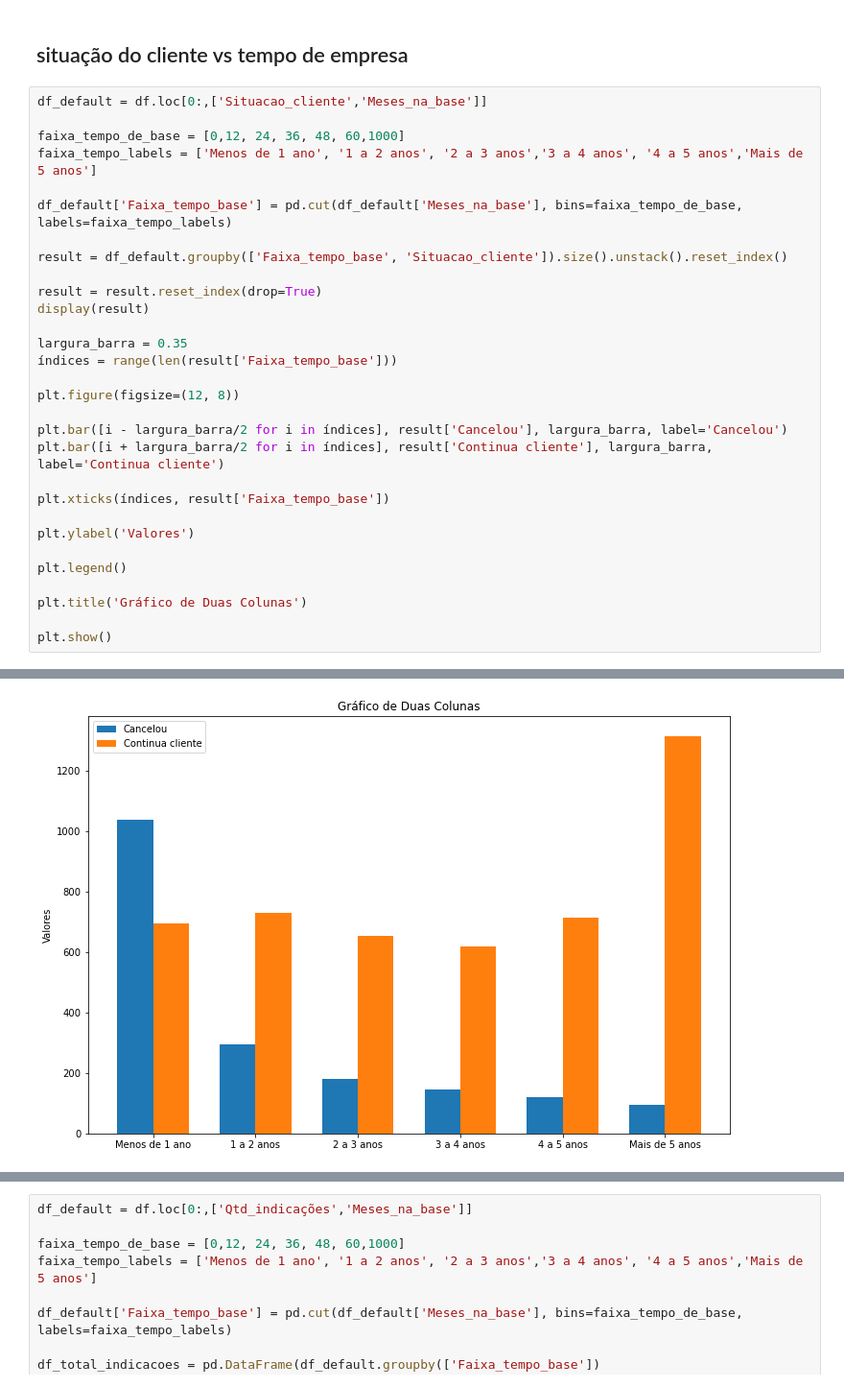
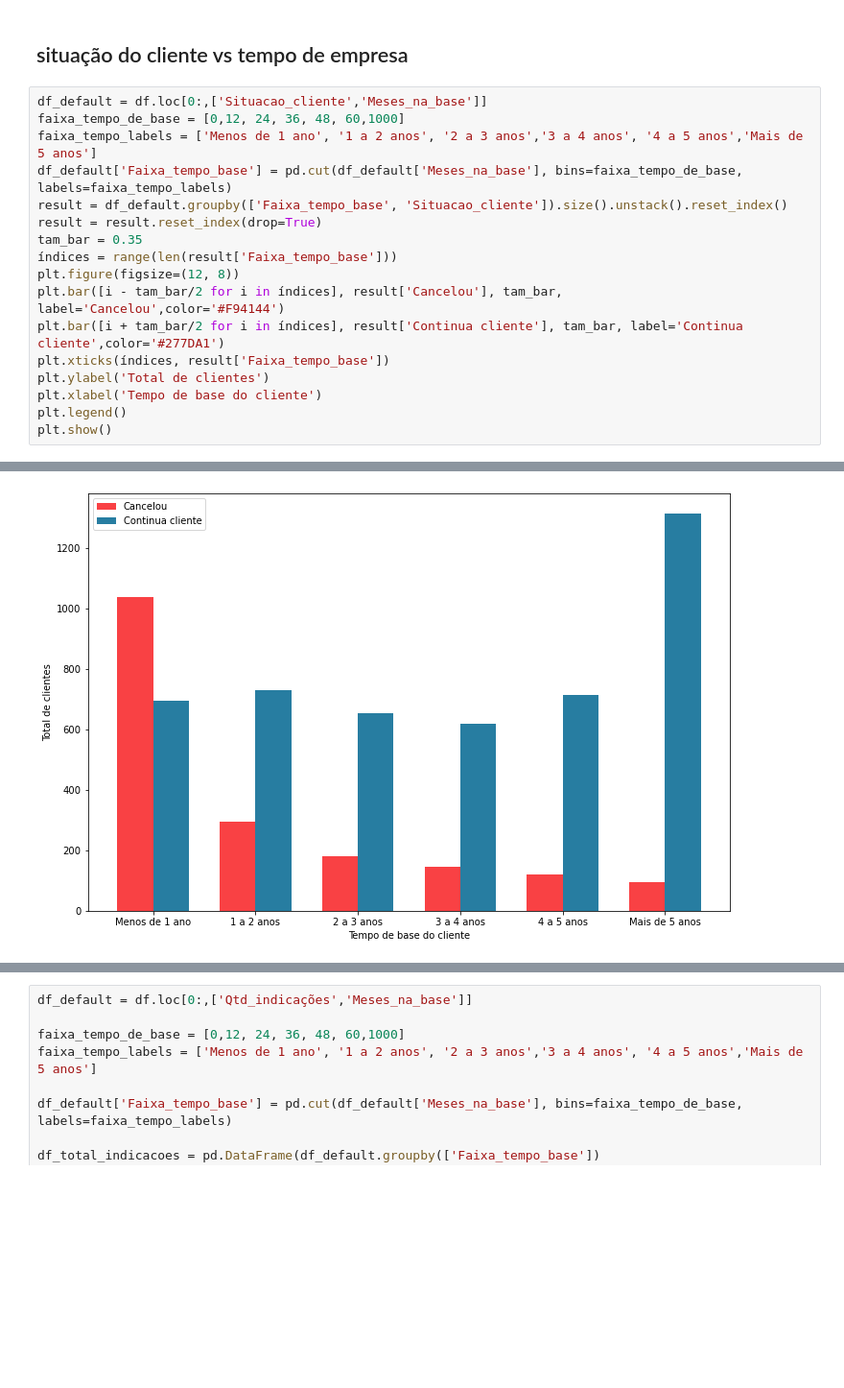
Before and after one commit to JuniorNS96/TCC, a Jupyter notebook: main.ipynb, the cells around one changed output, grey strips where cells are left out. Shown at 96% size. Drawn from its saved outputs; the diff is of its cells as text; blank space fills up the shorter version.

```diff
--- a/main.ipynb
+++ b/main.ipynb
@@ -802,32 +827,19 @@ plt.show()
 ## situação do cliente  vs tempo de empresa
 # %%
 df_default = df.loc[0:,['Situacao_cliente','Meses_na_base']]
-
 faixa_tempo_de_base = [0,12, 24, 36, 48, 60,1000]
 faixa_tempo_labels = ['Menos de 1 ano', '1 a 2 anos', '2 a 3 anos','3 a 4 anos', '4 a 5 anos','Mais de 5 anos']
-
 df_default['Faixa_tempo_base'] = pd.cut(df_default['Meses_na_base'], bins=faixa_tempo_de_base, labels=faixa_tempo_labels)
-
 result = df_default.groupby(['Faixa_tempo_base', 'Situacao_cliente']).size().unstack().reset_index()
-
 result = result.reset_index(drop=True)
-display(result)
-
-largura_barra = 0.35
+tam_bar = 0.35
 índices = range(len(result['Faixa_tempo_base']))
-
 plt.figure(figsize=(12, 8))
-
-plt.bar([i - largura_barra/2 for i in índices], result['Cancelou'], largura_barra, label='Cancelou')
-plt.bar([i + largura_barra/2 for i in índices], result['Continua cliente'], largura_barra, label='Continua cliente')
-
+plt.bar([i - tam_bar/2 for i in índices], result['Cancelou'], tam_bar, label='Cancelou',color='#F94144')
+plt.bar([i + tam_bar/2 for i in índices], result['Continua cliente'], tam_bar, label='Continua cliente',color='#277DA1')
 plt.xticks(índices, result['Faixa_tempo_base'])
-
-plt.ylabel('Valores')
-
+plt.ylabel('Total de clientes')
+plt.xlabel('Tempo de base do cliente')
 plt.legend()
-
-plt.title('Gráfico de Duas Colunas')
-
 plt.show()
 # %% [output]
@@ -841,3 +846,3 @@ plt.show()
-[figure, old version]
+[figure, new version]
 # %%
 df_default = df[df['Meses_na_base']<12].loc[0:,['Situacao_cliente','Idade']]
```
Also changed, not shown: parts of 17 cells of this notebook, 11 other files.
